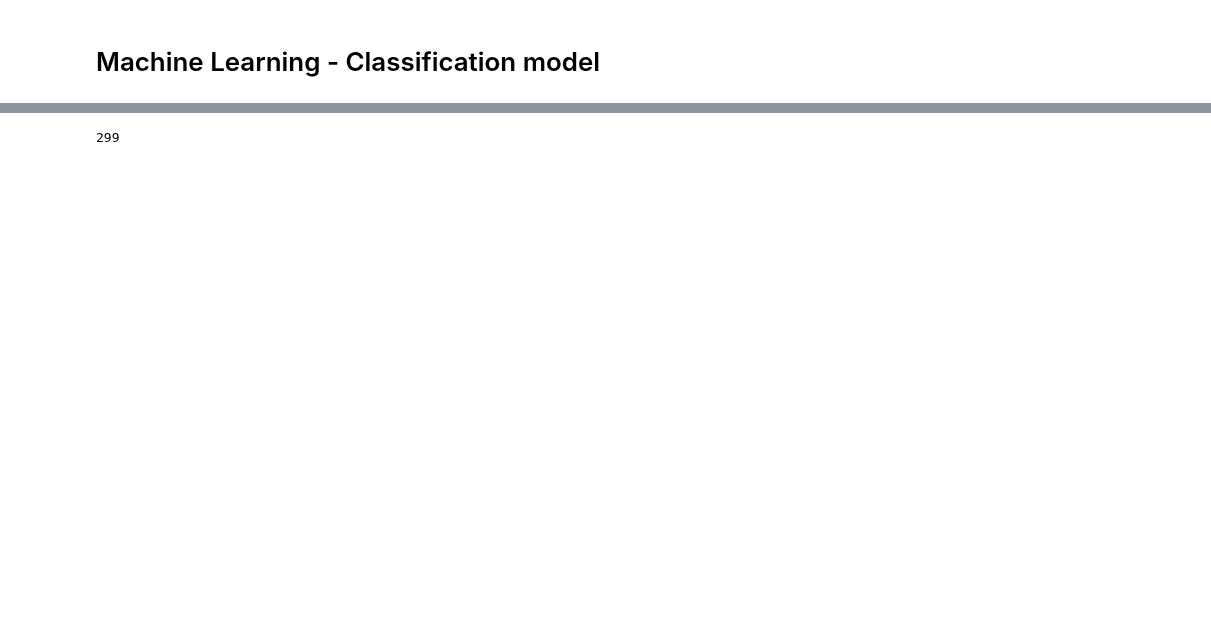
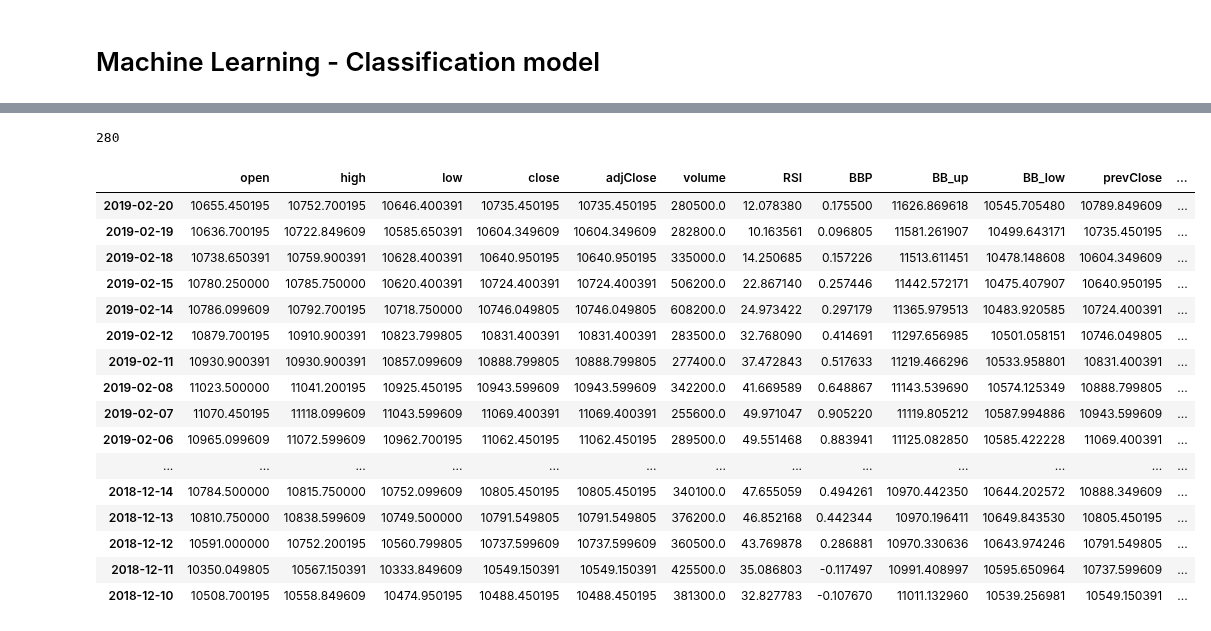
Before and after one commit to suhansaha/freedom, a Jupyter notebook: MACD_plotly.ipynb, the cells around one changed output, grey strips where cells are left out. Saved outputs shown, nothing was run; the diff lists cells and outputs as text; code cells hidden in the pictures; blank space fills up the shorter version.

```diff
--- a/MACD_plotly.ipynb
+++ b/MACD_plotly.ipynb
@@ -210,12 +164,0 @@ price.head(50)
-# %%
-price.loc[:,"NextClose"] = price.loc[:,"close"].shift(-1)
-
-price.head()
-
-from enum import Enum
-class S(Enum):
-    BUY = 1
-    SELL = 2
-    HOLD = 3
-
-price['Delta'] = price['NextClose']/price['close'] - 1
@@ -222,4 +206,23 @@ price['Delta'] = price['NextClose']/price['close'] - 1
 # %%
-price.index.shape[0]
+print(price.index.shape[0])
+
+price.head(50)
 # %% [output]
-299
+280
+|  | open | high | low | close | adjClose | volume | RSI | BBP | BB_up | BB_low | prevClose | ... |
+| 2019-02-20 | 10655.450195 | 10752.700195 | 10646.400391 | 10735.450195 | 10735.450195 | 280500.0 | 12.078380 | 0.175500 | 11626.869618 | 10545.705480 | 10789.849609 | ... |
+| 2019-02-19 | 10636.700195 | 10722.849609 | 10585.650391 | 10604.349609 | 10604.349609 | 282800.0 | 10.163561 | 0.096805 | 11581.261907 | 10499.643171 | 10735.450195 | ... |
+| 2019-02-18 | 10738.650391 | 10759.900391 | 10628.400391 | 10640.950195 | 10640.950195 | 335000.0 | 14.250685 | 0.157226 | 11513.611451 | 10478.148608 | 10604.349609 | ... |
+| 2019-02-15 | 10780.250000 | 10785.750000 | 10620.400391 | 10724.400391 | 10724.400391 | 506200.0 | 22.867140 | 0.257446 | 11442.572171 | 10475.407907 | 10640.950195 | ... |
+| 2019-02-14 | 10786.099609 | 10792.700195 | 10718.750000 | 10746.049805 | 10746.049805 | 608200.0 | 24.973422 | 0.297179 | 11365.979513 | 10483.920585 | 10724.400391 | ... |
+| 2019-02-12 | 10879.700195 | 10910.900391 | 10823.799805 | 10831.400391 | 10831.400391 | 283500.0 | 32.768090 | 0.414691 | 11297.656985 | 10501.058151 | 10746.049805 | ... |
+| 2019-02-11 | 10930.900391 | 10930.900391 | 10857.099609 | 10888.799805 | 10888.799805 | 277400.0 | 37.472843 | 0.517633 | 11219.466296 | 10533.958801 | 10831.400391 | ... |
+| 2019-02-08 | 11023.500000 | 11041.200195 | 10925.450195 | 10943.599609 | 10943.599609 | 342200.0 | 41.669589 | 0.648867 | 11143.539690 | 10574.125349 | 10888.799805 | ... |
+| 2019-02-07 | 11070.450195 | 11118.099609 | 11043.599609 | 11069.400391 | 11069.400391 | 255600.0 | 49.971047 | 0.905220 | 11119.805212 | 10587.994886 | 10943.599609 | ... |
+| 2019-02-06 | 10965.099609 | 11072.599609 | 10962.700195 | 11062.450195 | 11062.450195 | 289500.0 | 49.551468 | 0.883941 | 11125.082850 | 10585.422228 | 11069.400391 | ... |
+| ... | ... | ... | ... | ... | ... | ... | ... | ... | ... | ... | ... | ... |
+| 2018-12-14 | 10784.500000 | 10815.750000 | 10752.099609 | 10805.450195 | 10805.450195 | 340100.0 | 47.655059 | 0.494261 | 10970.442350 | 10644.202572 | 10888.349609 | ... |
+| 2018-12-13 | 10810.750000 | 10838.599609 | 10749.500000 | 10791.549805 | 10791.549805 | 376200.0 | 46.852168 | 0.442344 | 10970.196411 | 10649.843530 | 10805.450195 | ... |
+| 2018-12-12 | 10591.000000 | 10752.200195 | 10560.799805 | 10737.599609 | 10737.599609 | 360500.0 | 43.769878 | 0.286881 | 10970.330636 | 10643.974246 | 10791.549805 | ... |
+| 2018-12-11 | 10350.049805 | 10567.150391 | 10333.849609 | 10549.150391 | 10549.150391 | 425500.0 | 35.086803 | -0.117497 | 10991.408997 | 10595.650964 | 10737.599609 | ... |
+| 2018-12-10 | 10508.700195 | 10558.849609 | 10474.950195 | 10488.450195 | 10488.450195 | 381300.0 | 32.827783 | -0.107670 | 11011.132960 | 10539.256981 | 10549.150391 | ... |
```
Also changed, not shown: parts of 22 cells of this notebook.
